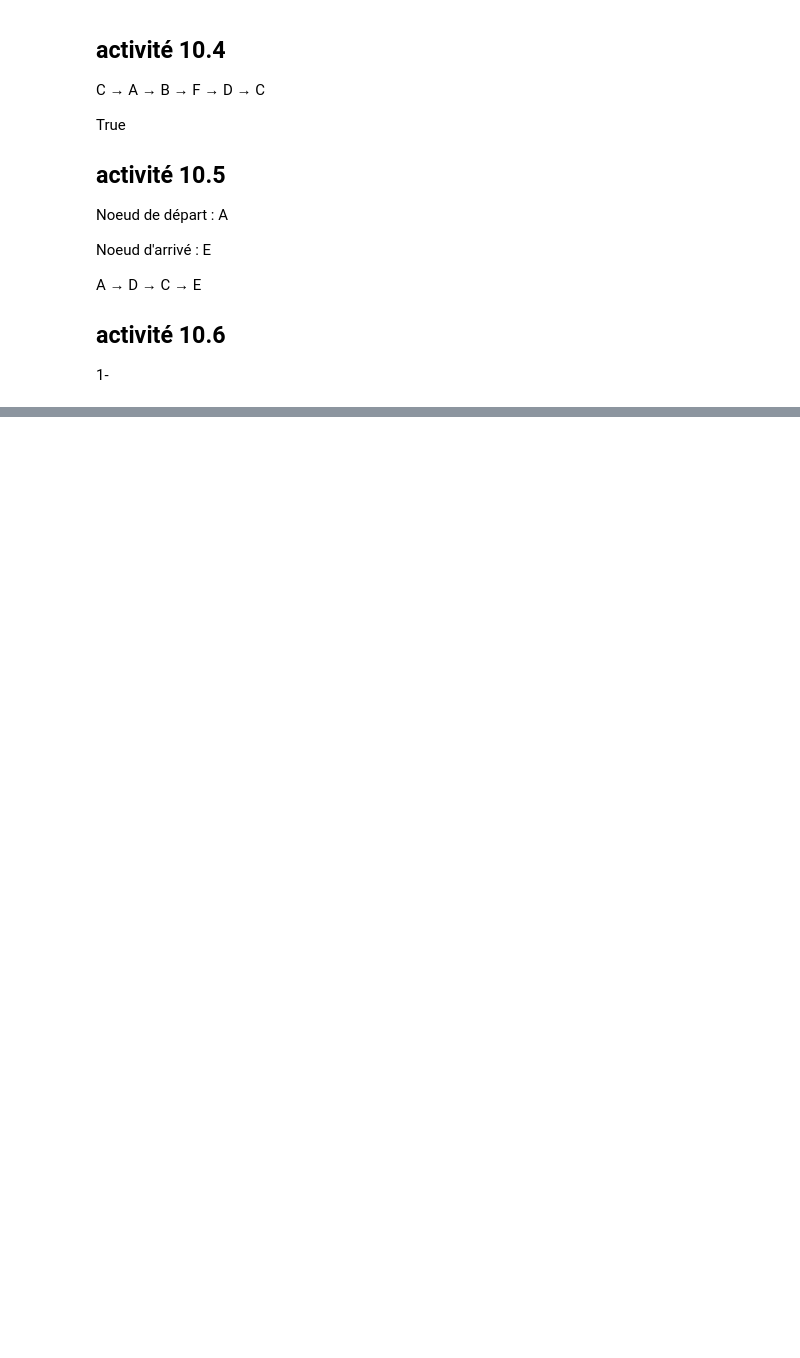
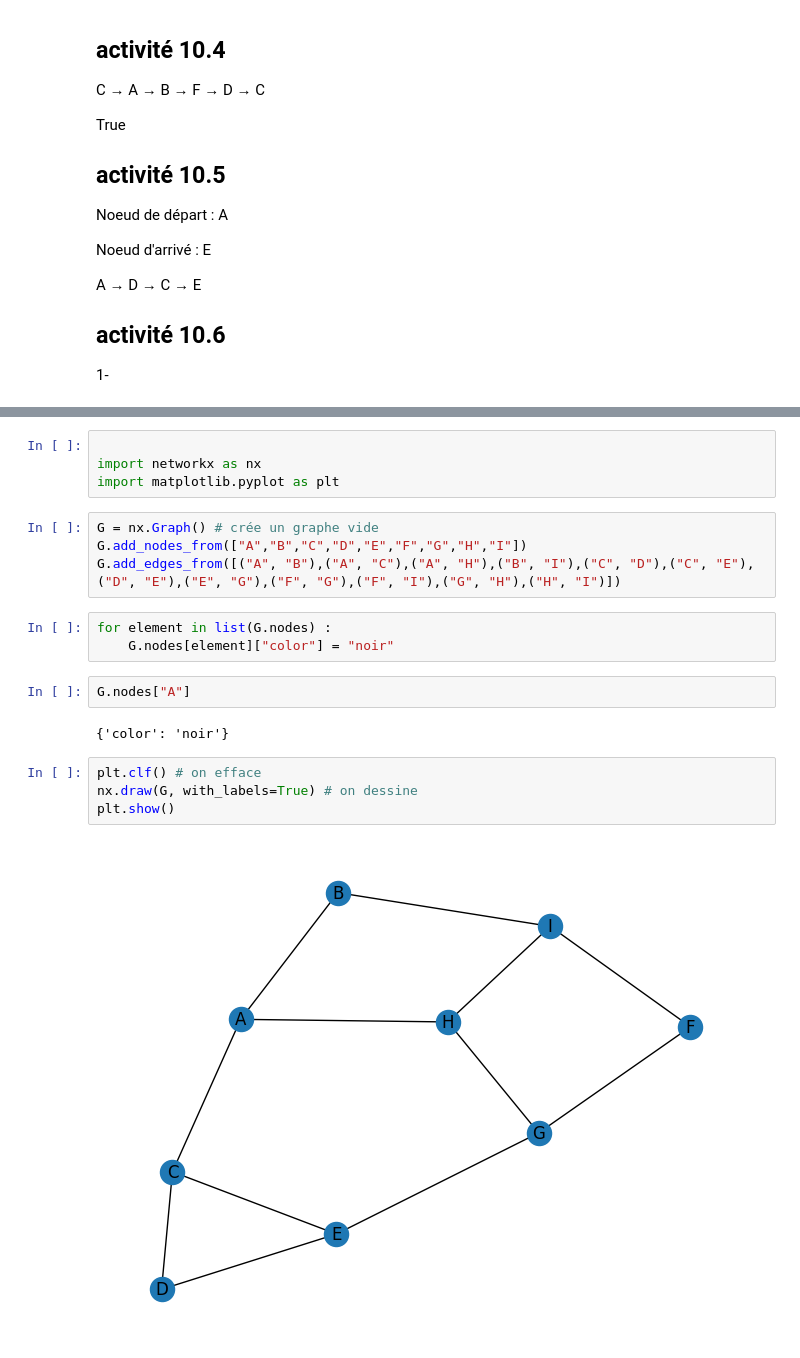
Before and after one commit to AnaelLeFloch/Mon_Classeur_Ter, a Jupyter notebook: Doc/NSI/Graphes/activités.ipynb, the cells around one changed output, grey strips where cells are left out. Cells and saved outputs as stored; diff of their text form; blank space fills up the shorter version.

```diff
--- a/Doc/NSI/Graphes/activités.ipynb
+++ b/Doc/NSI/Graphes/activités.ipynb
@@ -63,0 +43,21 @@ class graphes :
+# %%
+
+import networkx as nx
+import matplotlib.pyplot as plt
+# %%
+G = nx.Graph() # crée un graphe vide
+G.add_nodes_from(["A","B","C","D","E","F","G","H","I"])
+G.add_edges_from([("A", "B"),("A", "C"),("A", "H"),("B", "I"),("C", "D"),("C", "E"),("D", "E"),("E", "G"),("F", "G"),("F", "I"),("G", "H"),("H", "I")])
+# %%
+for element in list(G.nodes) :
+    G.nodes[element]["color"] = "noir"
+# %%
+G.nodes["A"]
+# %% [output]
+{'color': 'noir'}
+# %%
+plt.clf() # on efface
+nx.draw(G, with_labels=True) # on dessine
+plt.show()
+# %% [output]
+[figure, added]
```
Also changed, not shown: parts of 2 cells of this notebook, 1 other file.
